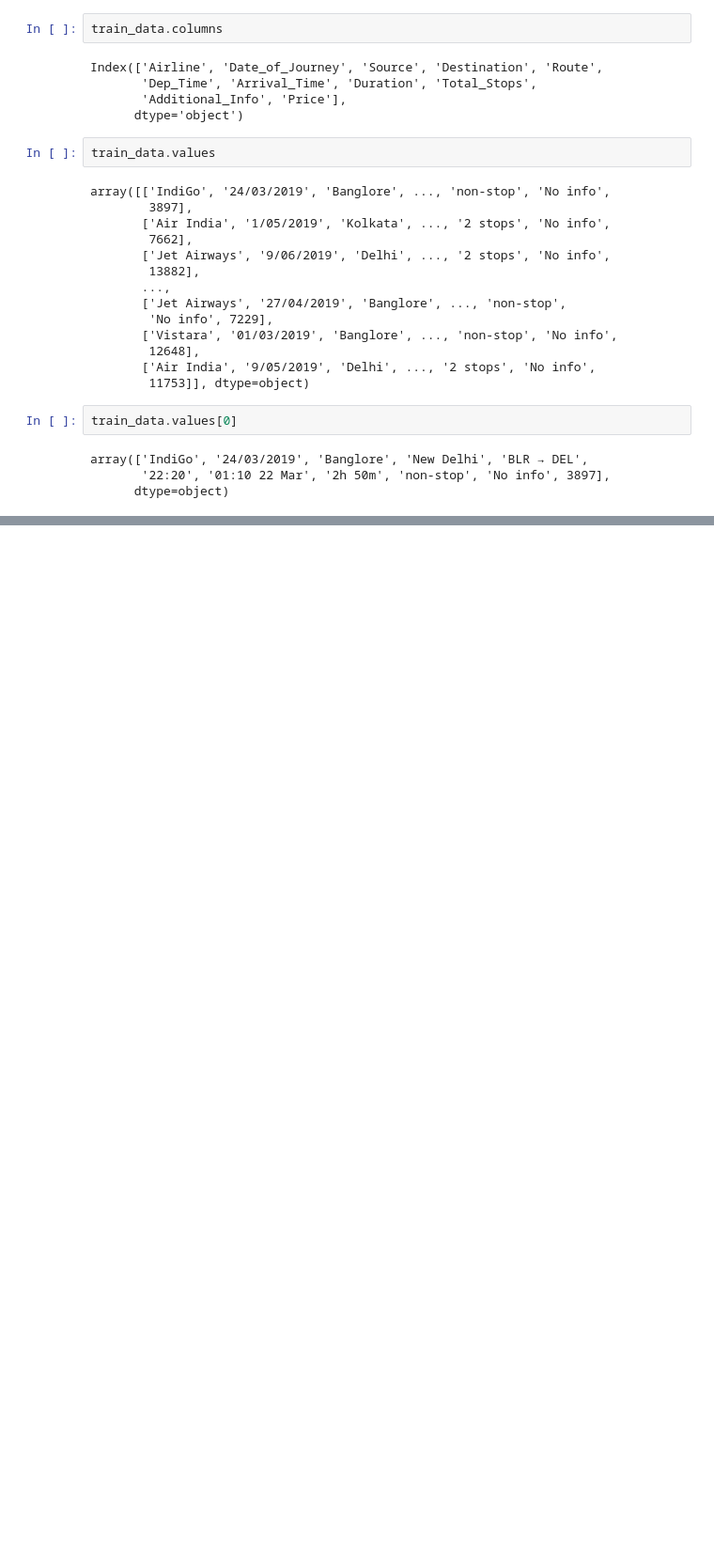
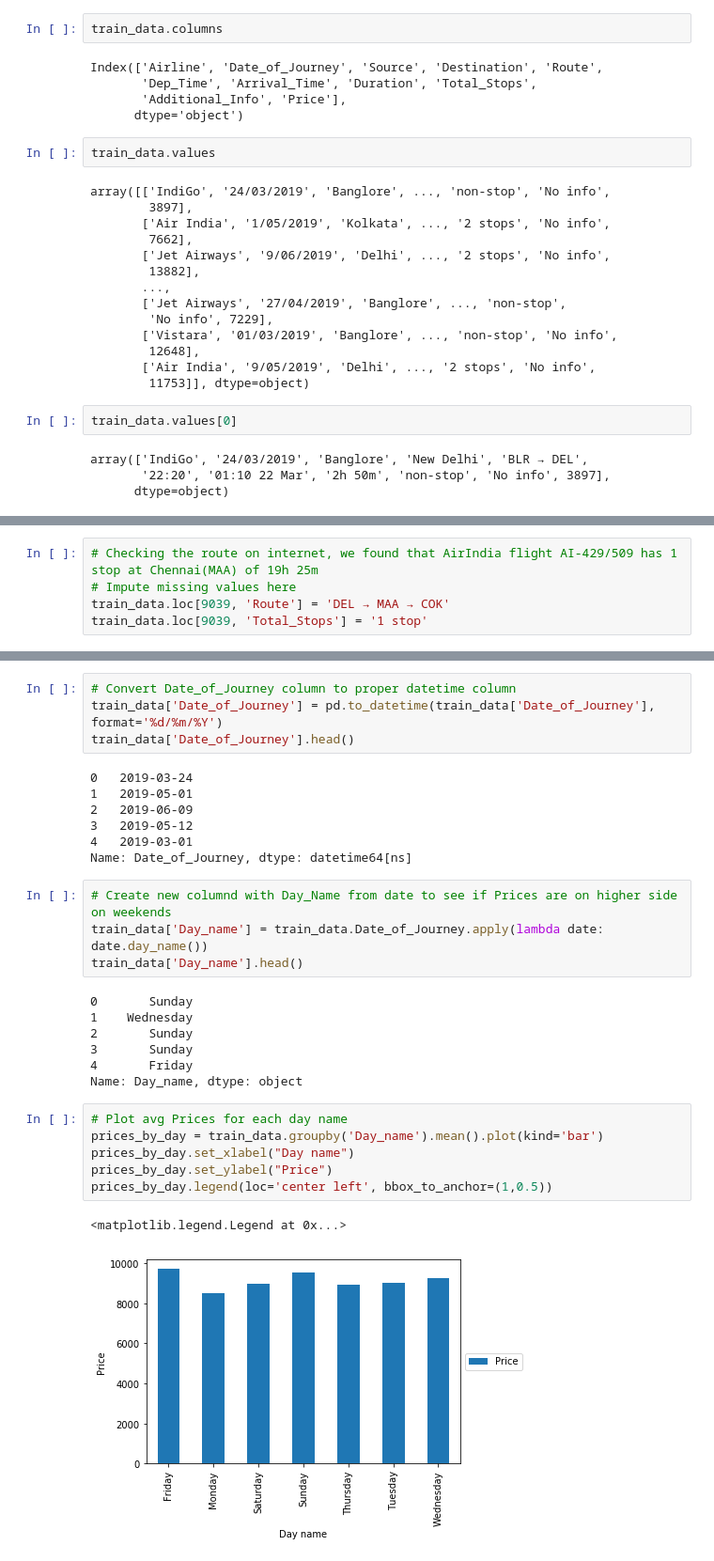
Before and after one commit to bheemlabs/ml_projects, a Jupyter notebook: Hackathon/Python/MachineHack/PredictTheFlightTicketPrice/PredictTheFlightTicketPrice.ipynb, the cells around one changed output, grey strips where cells are left out. Shown at 94% size. Cells and saved outputs as stored; diff of their text form; blank space fills up the shorter version.

Commit message:
Data cleaning and imputation completed
Data's
- Cleaning
- Imputation
- Visualisation
completed

```diff
--- a/Hackathon/Python/MachineHack/PredictTheFlightTicketPrice/PredictTheFlightTicketPrice.ipynb
+++ b/Hackathon/Python/MachineHack/PredictTheFlightTicketPrice/PredictTheFlightTicketPrice.ipynb
@@ -121,0 +140,5 @@ array(['IndiGo', '24/03/2019', 'Banglore', 'New Delhi', 'BLR → DEL',
+# %%
+# Checking the route on internet, we found that AirIndia flight AI-429/509 has 1 stop at Chennai(MAA) of 19h 25m
+# Impute missing values here
+train_data.loc[9039, 'Route'] = 'DEL → MAA → COK'
+train_data.loc[9039, 'Total_Stops'] = '1 stop'
@@ -121,0 +186,31 @@ array(['IndiGo', '24/03/2019', 'Banglore', 'New Delhi', 'BLR → DEL',
+# %%
+# Convert Date_of_Journey column to proper datetime column
+train_data['Date_of_Journey'] = pd.to_datetime(train_data['Date_of_Journey'], format='%d/%m/%Y')
+train_data['Date_of_Journey'].head()
+# %% [output]
+0   2019-03-24
+1   2019-05-01
+2   2019-06-09
+3   2019-05-12
+4   2019-03-01
+Name: Date_of_Journey, dtype: datetime64[ns]
+# %%
+# Create new columnd with Day_Name from date to see if Prices are on higher side on weekends
+train_data['Day_name'] = train_data.Date_of_Journey.apply(lambda date: date.day_name())
+train_data['Day_name'].head()
+# %% [output]
+0       Sunday
+1    Wednesday
+2       Sunday
+3       Sunday
+4       Friday
+Name: Day_name, dtype: object
+# %%
+# Plot avg Prices for each day name
+prices_by_day = train_data.groupby('Day_name').mean().plot(kind='bar')
+prices_by_day.set_xlabel("Day name")
+prices_by_day.set_ylabel("Price")
+prices_by_day.legend(loc='center left', bbox_to_anchor=(1,0.5))
+# %% [output]
+<matplotlib.legend.Legend at 0x...>
+[figure, added]
```
Also changed, not shown: parts of 42 cells of this notebook, 1 other file.
